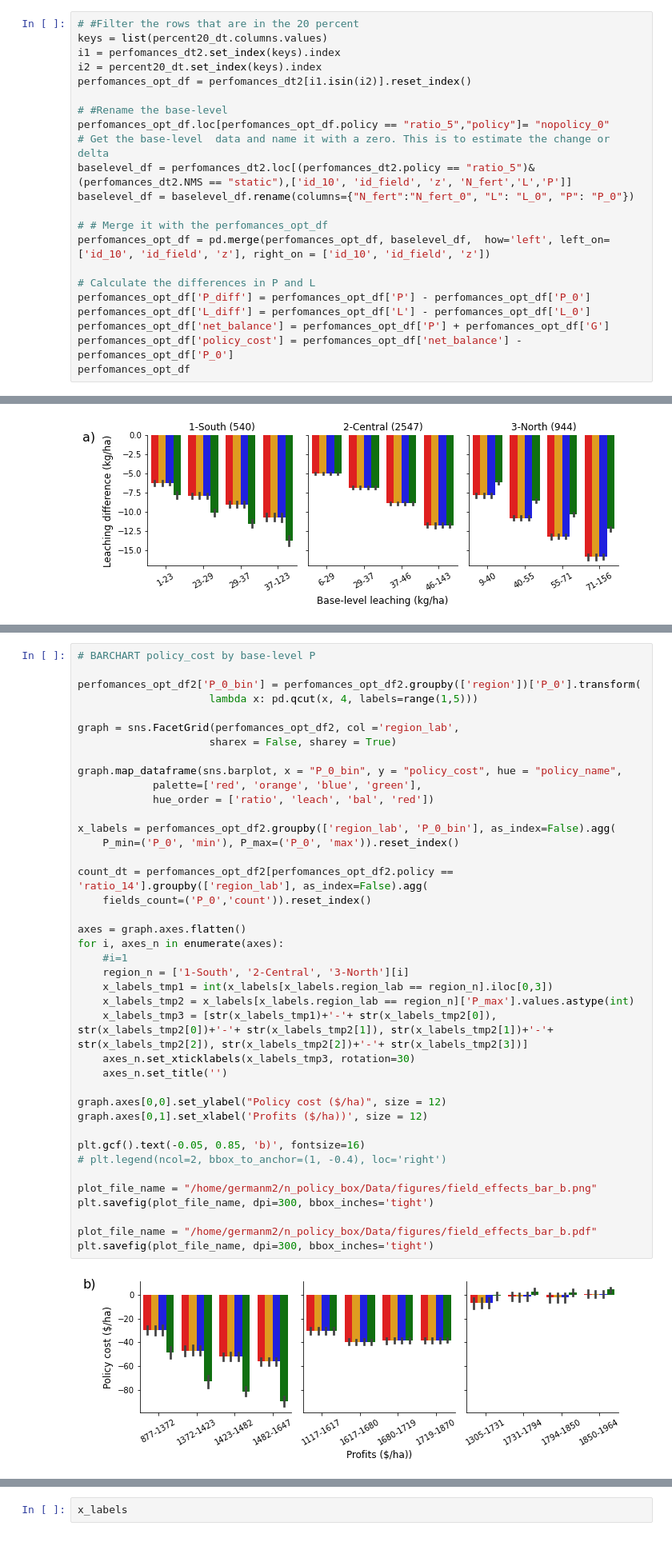
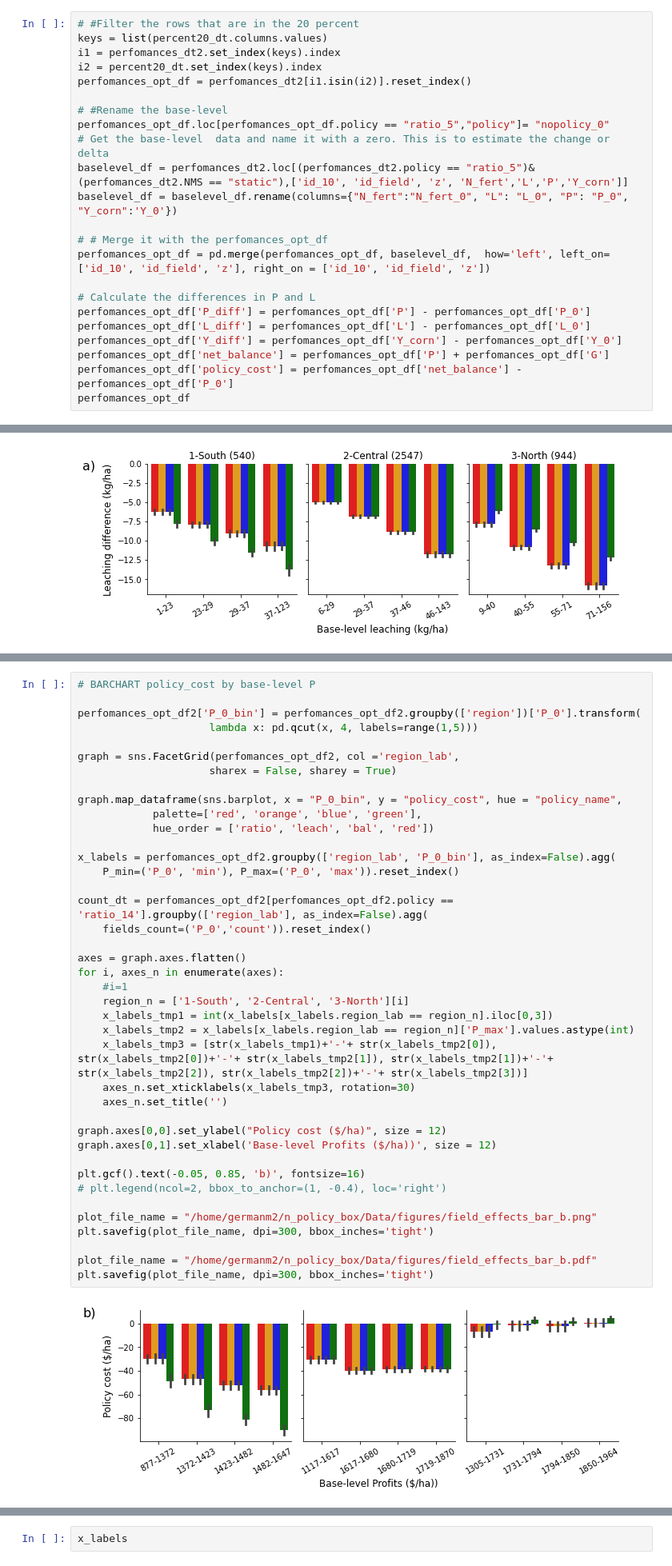
Before and after one commit to germanmandrini/n_policy, a Jupyter notebook: Codes/7a_field_effects_regions.ipynb, the cells around one changed output, grey strips where cells are left out. Shown at 80% size. Cells and saved outputs as stored; diff of their text form.

```diff
--- a/Codes/7a_field_effects_regions.ipynb
+++ b/Codes/7a_field_effects_regions.ipynb
@@ -42,8 +42,8 @@ perfomances_opt_df = perfomances_dt2[i1.isin(i2)].reset_index()
 # #Rename the base-level
 perfomances_opt_df.loc[perfomances_opt_df.policy == "ratio_5","policy"]= "nopolicy_0"
 # Get the base-level  data and name it with a zero. This is to estimate the change or delta
-baselevel_df = perfomances_dt2.loc[(perfomances_dt2.policy == "ratio_5")& (perfomances_dt2.NMS == "static"),['id_10', 'id_field', 'z', 'N_fert','L','P']]
-baselevel_df = baselevel_df.rename(columns={"N_fert":"N_fert_0", "L": "L_0", "P": "P_0"})
+baselevel_df = perfomances_dt2.loc[(perfomances_dt2.policy == "ratio_5")& (perfomances_dt2.NMS == "static"),['id_10', 'id_field', 'z', 'N_fert','L','P','Y_corn']]
+baselevel_df = baselevel_df.rename(columns={"N_fert":"N_fert_0", "L": "L_0", "P": "P_0", "Y_corn":'Y_0'})
 
 # # Merge it with the perfomances_opt_df
 perfomances_opt_df = pd.merge(perfomances_opt_df, baselevel_df,  how='left', left_on=['id_10', 'id_field', 'z'], right_on = ['id_10', 'id_field', 'z'])
@@ -51,6 +51,7 @@ perfomances_opt_df = pd.merge(perfomances_opt_df, baselevel_df,  how='left', lef
 # Calculate the differences in P and L
 perfomances_opt_df['P_diff'] = perfomances_opt_df['P'] - perfomances_opt_df['P_0']
 perfomances_opt_df['L_diff'] = perfomances_opt_df['L'] - perfomances_opt_df['L_0']
+perfomances_opt_df['Y_diff'] = perfomances_opt_df['Y_corn'] - perfomances_opt_df['Y_0']
 perfomances_opt_df['net_balance'] = perfomances_opt_df['P'] + perfomances_opt_df['G']
 perfomances_opt_df['policy_cost'] = perfomances_opt_df['net_balance'] - perfomances_opt_df['P_0']
 perfomances_opt_df
@@ -139,32 +171,32 @@ graph.map_dataframe(sns.barplot, x = "P_0_bin", y = "policy_cost", hue = "policy
             palette=['red', 'orange', 'blue', 'green'],
             hue_order = ['ratio', 'leach', 'bal', 'red'])
 
 x_labels = perfomances_opt_df2.groupby(['region_lab', 'P_0_bin'], as_index=False).agg(
     P_min=('P_0', 'min'), P_max=('P_0', 'max')).reset_index()
 
 count_dt = perfomances_opt_df2[perfomances_opt_df2.policy == 'ratio_14'].groupby(['region_lab'], as_index=False).agg(
     fields_count=('P_0','count')).reset_index()
 
 axes = graph.axes.flatten()
 for i, axes_n in enumerate(axes):
     #i=1
     region_n = ['1-South', '2-Central', '3-North'][i]
     x_labels_tmp1 = int(x_labels[x_labels.region_lab == region_n].iloc[0,3])
     x_labels_tmp2 = x_labels[x_labels.region_lab == region_n]['P_max'].values.astype(int)
     x_labels_tmp3 = [str(x_labels_tmp1)+'-'+ str(x_labels_tmp2[0]),  str(x_labels_tmp2[0])+'-'+ str(x_labels_tmp2[1]), str(x_labels_tmp2[1])+'-'+ str(x_labels_tmp2[2]), str(x_labels_tmp2[2])+'-'+ str(x_labels_tmp2[3])]
     axes_n.set_xticklabels(x_labels_tmp3, rotation=30)
     axes_n.set_title('')
 
 graph.axes[0,0].set_ylabel("Policy cost ($/ha)", size = 12)
-graph.axes[0,1].set_xlabel('Profits ($/ha))', size = 12)
+graph.axes[0,1].set_xlabel('Base-level Profits ($/ha))', size = 12)
 
 plt.gcf().text(-0.05, 0.85, 'b)', fontsize=16)
 # plt.legend(ncol=2, bbox_to_anchor=(1, -0.4), loc='right')
 
 plot_file_name = "/home/germanm2/n_policy_box/Data/figures/field_effects_bar_b.png"
 plt.savefig(plot_file_name, dpi=300, bbox_inches='tight')
 
 plot_file_name = "/home/germanm2/n_policy_box/Data/figures/field_effects_bar_b.pdf"
 plt.savefig(plot_file_name, dpi=300, bbox_inches='tight')
 # %% [output]
-[figure, old version]
+[figure, new version]
```
Also changed, not shown: parts of 6 cells of this notebook, 5 other files.
